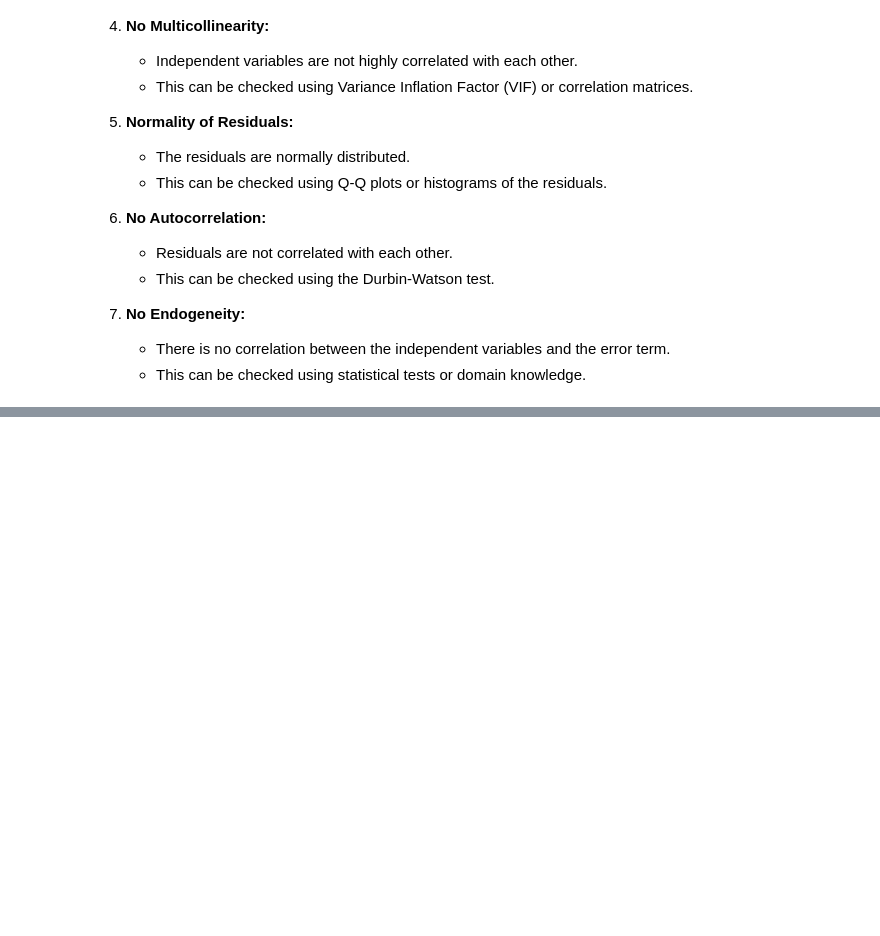
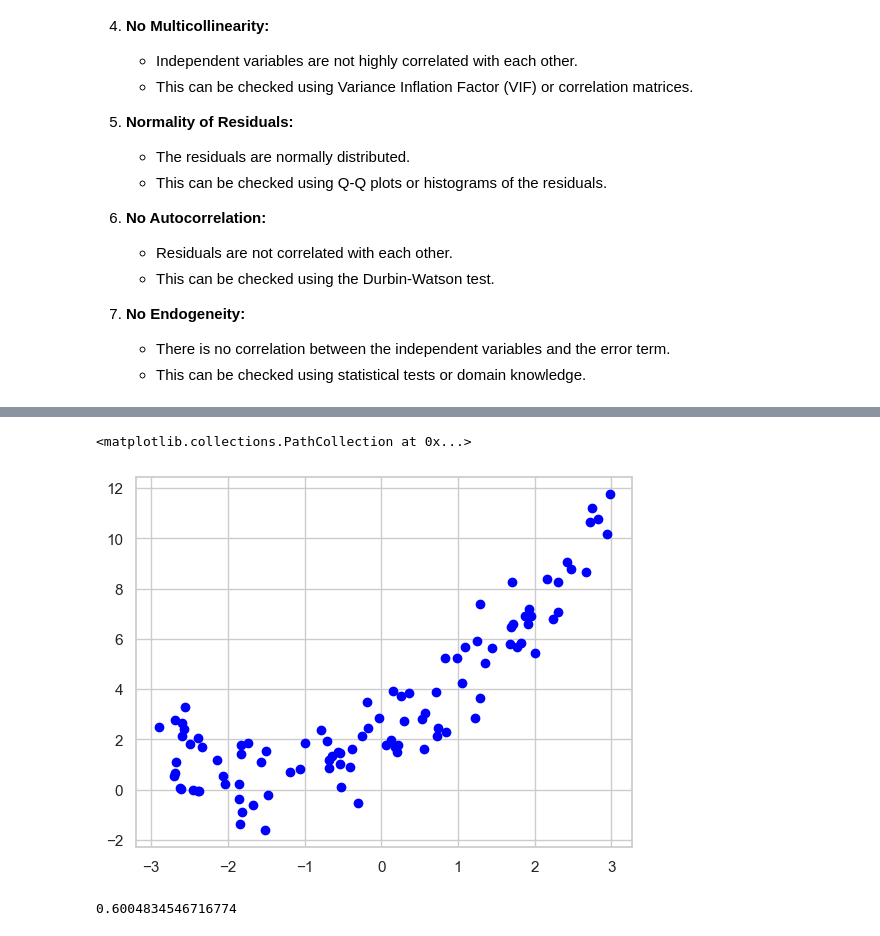
Before and after one commit to DhruTewa/Machine_Learning_Algorithm_Implementation, a Jupyter notebook: Notebooks/Linear_Regression.ipynb, the cells around one changed output, grey strips where cells are left out. Cells and saved outputs as stored; diff of their text form; code cells hidden in the pictures; blank space fills up the shorter version.

```diff
--- a/Notebooks/Linear_Regression.ipynb
+++ b/Notebooks/Linear_Regression.ipynb
@@ -611,0 +618,22 @@ Where:
+# %%
+# creating a dataset for polynomial regression
+X = 6 * np.random.rand(100, 1) - 3
+y = 0.5 * X**2 + 1.5 * X + 2 + np.random.randn(100, 1)
+# %%
+plt.scatter(X, y, c='blue')
+# %% [output]
+<matplotlib.collections.PathCollection at 0x...>
+[figure, added]
+# %%
+from sklearn.model_selection import train_test_split
+X_train, X_test, y_train, y_test = train_test_split(X, y, test_size=0.2, random_state=0)
+
+from sklearn.linear_model import LinearRegression
+regression_1=LinearRegression()
+regression_1.fit(X_train,y_train)
+
+from sklearn.metrics import mean_squared_error, r2_score, mean_absolute_error
+score = r2_score(y_test, regression_1.predict(X_test))
+print(score)
+# %% [output]
+0.6004834546716774
```
Also changed, not shown: parts of 9 cells of this notebook.
